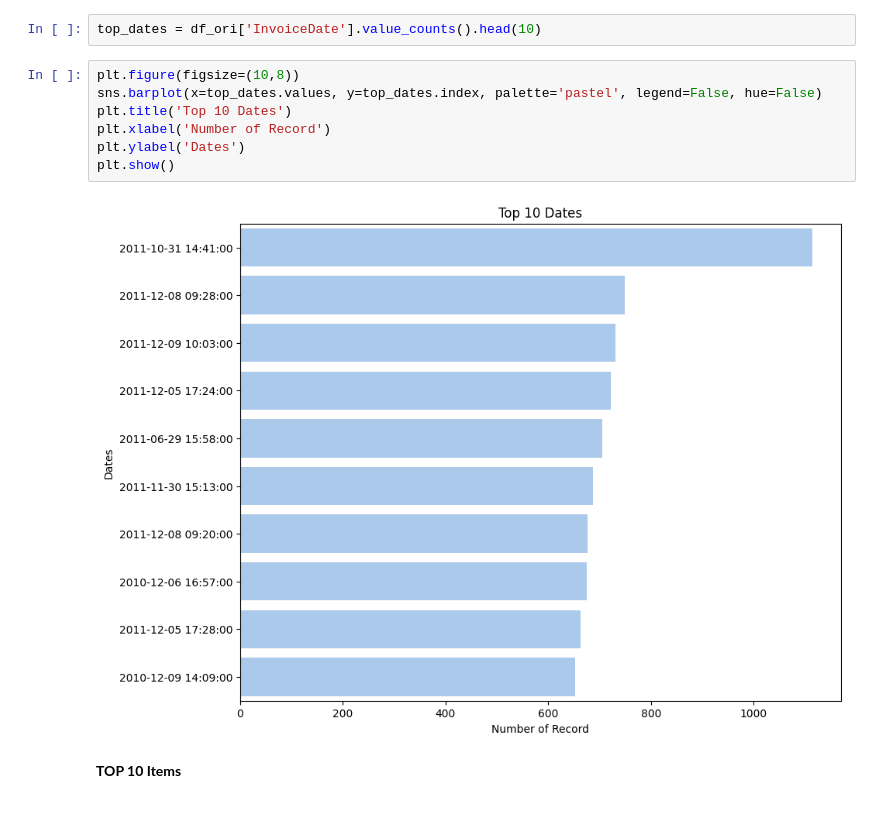
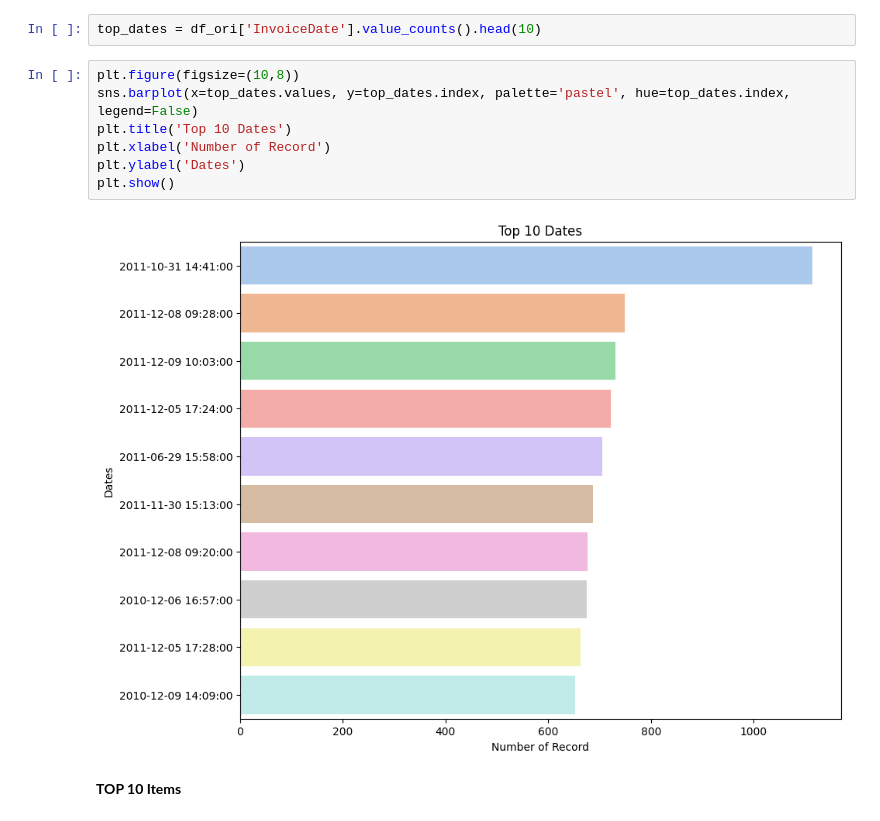
Before and after one commit to ymo98/customer-segmentation, a Jupyter notebook: customer-segmentation.ipynb, the cells around one changed output. Cells and saved outputs as stored; diff of their text form.

```diff
--- a/customer-segmentation.ipynb
+++ b/customer-segmentation.ipynb
@@ -188,13 +189,13 @@ plt.show()
 top_dates = df_ori['InvoiceDate'].value_counts().head(10)
 # %%
 plt.figure(figsize=(10,8))
-sns.barplot(x=top_dates.values, y=top_dates.index, palette='pastel', legend=False, hue=False)
+sns.barplot(x=top_dates.values, y=top_dates.index, palette='pastel', hue=top_dates.index, legend=False)
 plt.title('Top 10 Dates')
 plt.xlabel('Number of Record')
 plt.ylabel('Dates')
 plt.show()
 # %% [output]
-[figure, old version]
+[figure, new version]
 # %% [markdown]
 **TOP 10 Items**
 # %%
```
Also changed, not shown: parts of 4 cells of this notebook.
